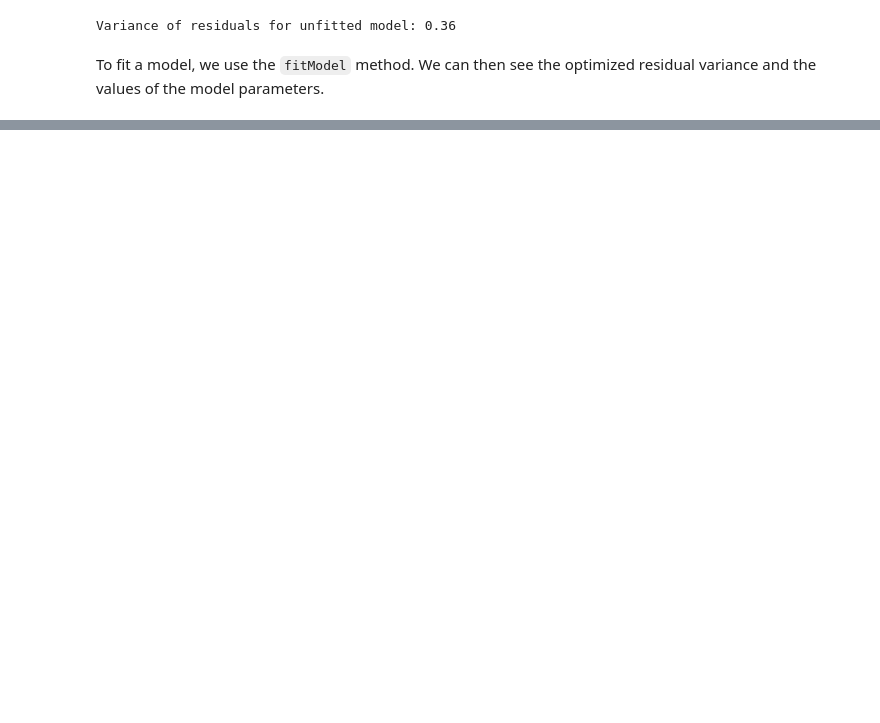
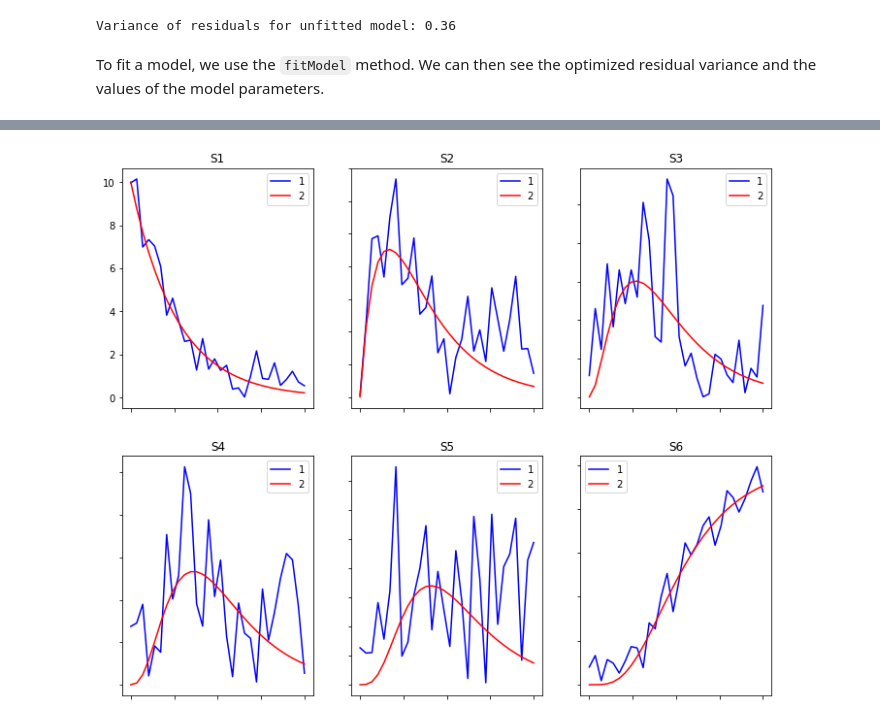
Before and after one commit to sys-bio/teUtils, a Jupyter notebook: teUtils/teUtils/Tutorial on Utilities for Model Fitting.ipynb, the cells around one changed output, grey strips where cells are left out. Saved outputs shown, nothing was run; the diff lists cells and outputs as text; code cells hidden in the pictures; blank space fills up the shorter version.

```diff
--- a/teUtils/teUtils/Tutorial on Utilities for Model Fitting.ipynb
+++ b/teUtils/teUtils/Tutorial on Utilities for Model Fitting.ipynb
@@ -317,0 +373,6 @@ sim_data.colnames
+# %%
+options = PlotOptions()
+options.figsize = (12, 10)  # Fiigure size in width by length
+plotter.plotSingle(timeseries2=fitted_ts, num_row=2, num_col=3, options=options)
+# %% [output]
+[figure, added]
```
Also changed, not shown: parts of 23 cells of this notebook, 1 other file.
